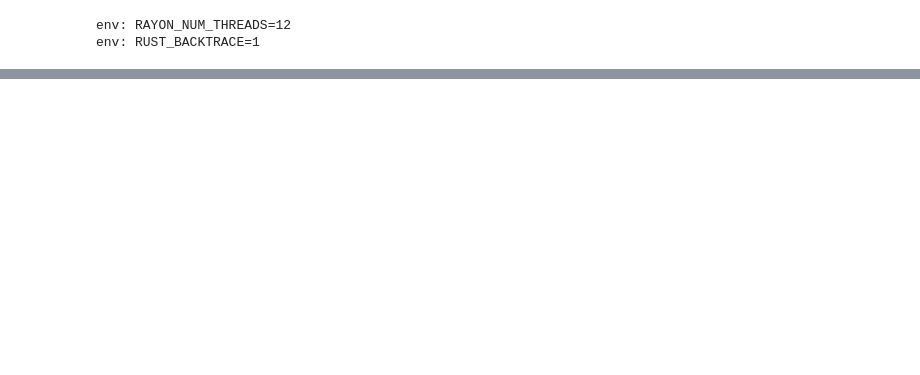
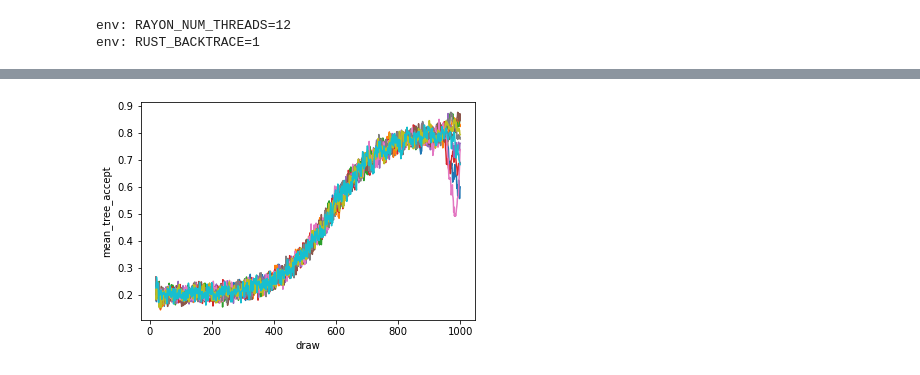
Before and after one commit to pymc-devs/nutpie, a Jupyter notebook: notebooks/aesara_logp.ipynb, the cells around one changed output, grey strips where cells are left out. Saved outputs shown, nothing was run; the diff lists cells and outputs as text; code cells hidden in the pictures; blank space fills up the shorter version.

```diff
--- a/notebooks/aesara_logp.ipynb
+++ b/notebooks/aesara_logp.ipynb
@@ -248,3 +242,7 @@ np.log(trace_rust.warmup_sample_stats.step_size_bar.isel(draw=slice(0, 500))).pl
+# %%
+trace_rust.warmup_sample_stats.mean_tree_accept.rolling(draw=20).mean().plot.line(x="draw", add_legend=False);
+# %% [output]
+[figure, added]
 # %%
 trace_rust.warmup_posterior.eps.isel(draw=slice(0, 100)).plot(x="draw", hue="chain", add_legend=False);
 # %% [output]
```
Also changed, not shown: parts of 30 cells of this notebook, 3 other files.
